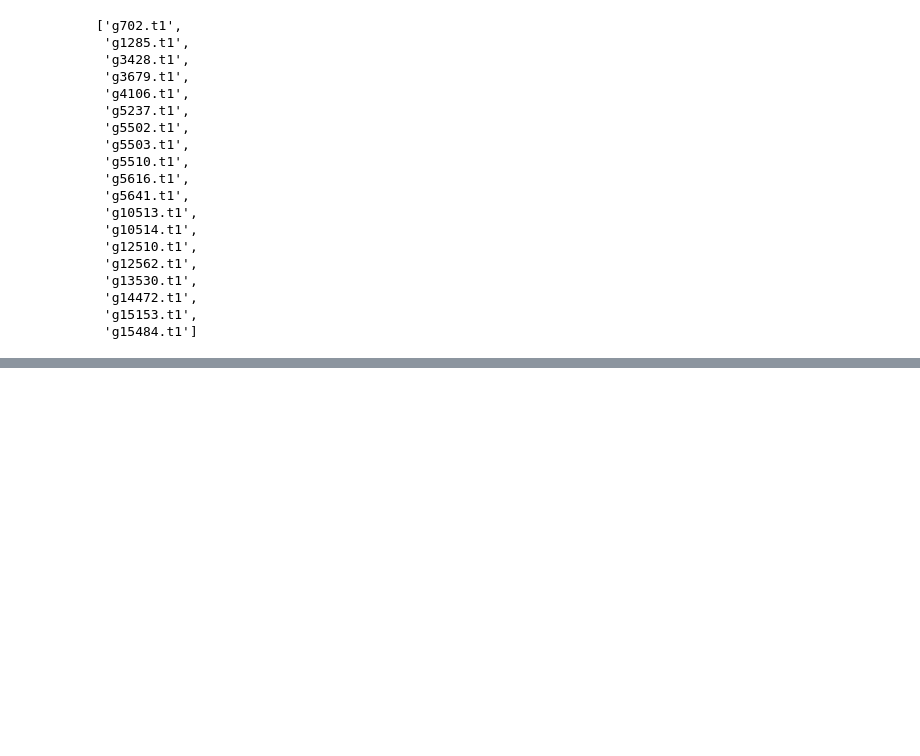
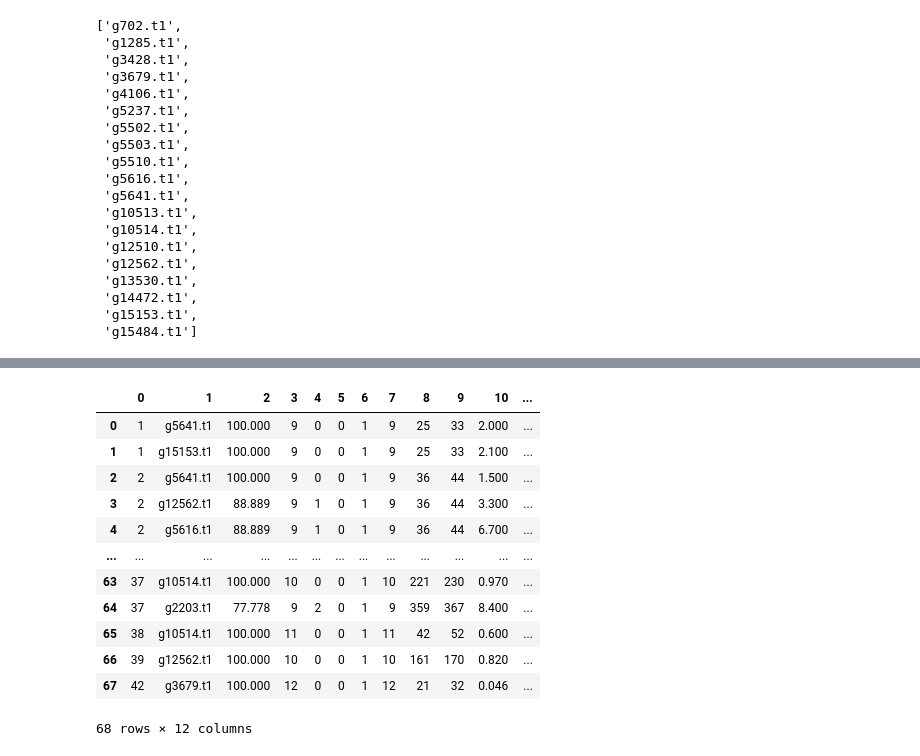
Before and after one commit to Nik9kin/workshopsBI, a Jupyter notebook: Project4/Lab_Notebook.ipynb, the cells around one changed output, grey strips where cells are left out. Saved outputs shown, nothing was run; the diff lists cells and outputs as text; code cells hidden in the pictures; blank space fills up the shorter version.

```diff
--- a/Project4/Lab_Notebook.ipynb
+++ b/Project4/Lab_Notebook.ipynb
@@ -453,0 +498,19 @@ with open("matched_proteins.fa", 'w') as f_out:
+# %%
+import pandas as pd
+
+df = pd.read_csv("search_blast/matches.tsv", sep='\t', header=None)
+df
+# %% [output]
+|  | 0 | 1 | 2 | 3 | 4 | 5 | 6 | 7 | 8 | 9 | 10 | ... |
+| 0 | 1 | g5641.t1 | 100.000 | 9 | 0 | 0 | 1 | 9 | 25 | 33 | 2.000 | ... |
+| 1 | 1 | g15153.t1 | 100.000 | 9 | 0 | 0 | 1 | 9 | 25 | 33 | 2.100 | ... |
+| 2 | 2 | g5641.t1 | 100.000 | 9 | 0 | 0 | 1 | 9 | 36 | 44 | 1.500 | ... |
+| 3 | 2 | g12562.t1 | 88.889 | 9 | 1 | 0 | 1 | 9 | 36 | 44 | 3.300 | ... |
+| 4 | 2 | g5616.t1 | 88.889 | 9 | 1 | 0 | 1 | 9 | 36 | 44 | 6.700 | ... |
+| ... | ... | ... | ... | ... | ... | ... | ... | ... | ... | ... | ... | ... |
+| 63 | 37 | g10514.t1 | 100.000 | 10 | 0 | 0 | 1 | 10 | 221 | 230 | 0.970 | ... |
+| 64 | 37 | g2203.t1 | 77.778 | 9 | 2 | 0 | 1 | 9 | 359 | 367 | 8.400 | ... |
+| 65 | 38 | g10514.t1 | 100.000 | 11 | 0 | 0 | 1 | 11 | 42 | 52 | 0.600 | ... |
+| 66 | 39 | g12562.t1 | 100.000 | 10 | 0 | 0 | 1 | 10 | 161 | 170 | 0.820 | ... |
+| 67 | 42 | g3679.t1 | 100.000 | 12 | 0 | 0 | 1 | 12 | 21 | 32 | 0.046 | ... |
+68 rows × 12 columns
```
Also changed, not shown: parts of 40 cells of this notebook, 6 other files.
